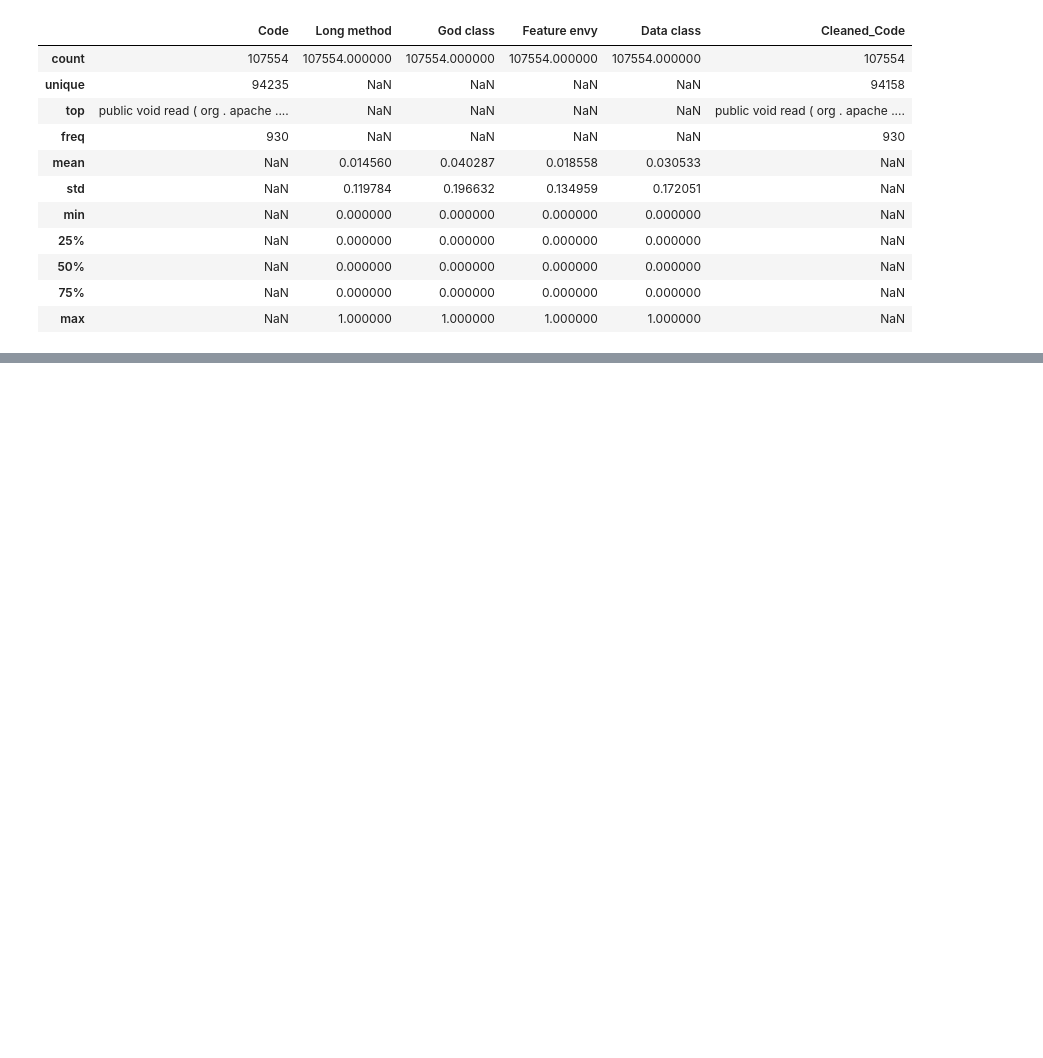
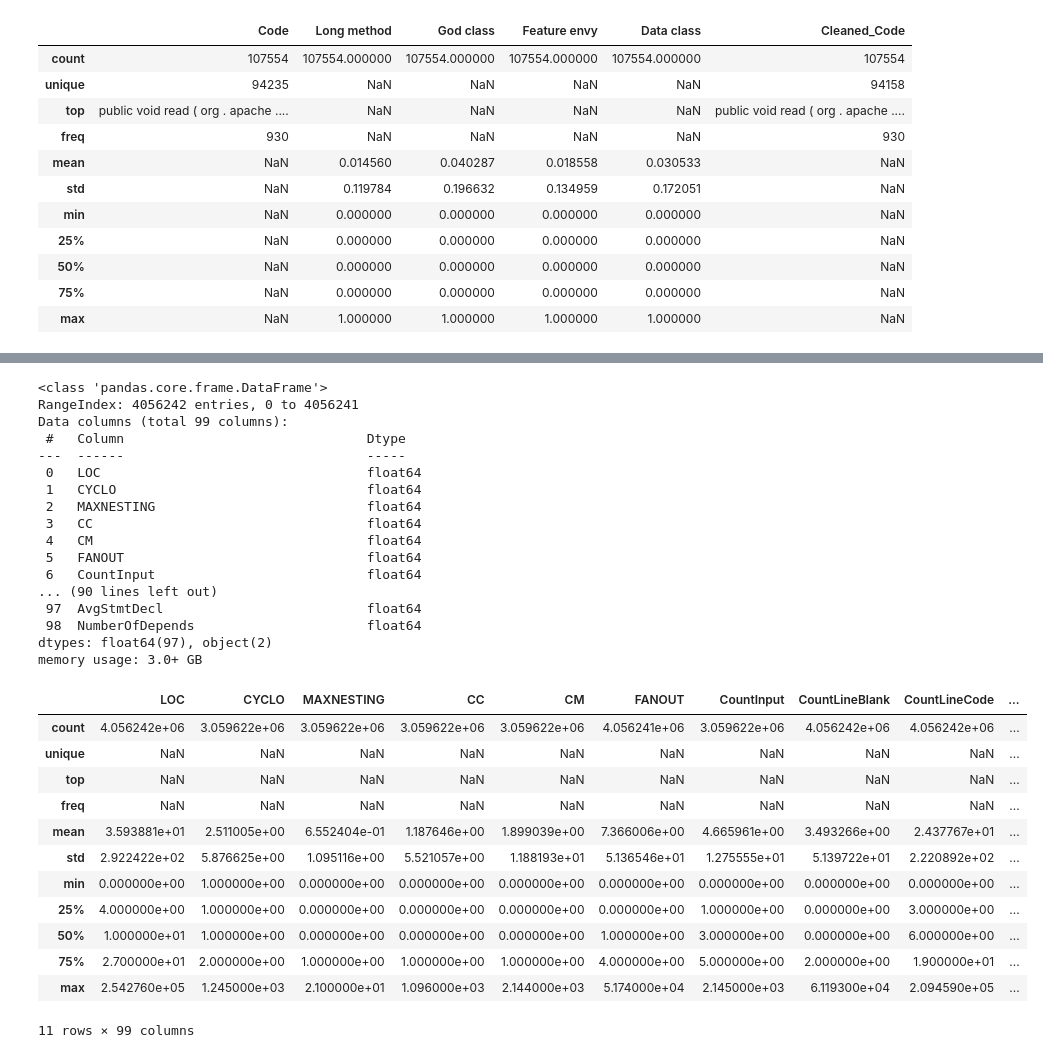
Before and after one commit to stdev33/goit-cp-code-smell-transformers, a Jupyter notebook: notebooks/analysis.ipynb, the cells around one changed output, grey strips where cells are left out. Saved outputs shown, nothing was run; the diff lists cells and outputs as text; code cells hidden in the pictures; blank space fills up the shorter version.

```diff
--- a/notebooks/analysis.ipynb
+++ b/notebooks/analysis.ipynb
@@ -192,0 +310,40 @@ memory usage: 4.9+ MB
+# %%
+import pandas as pd
+
+df_method = pd.read_csv('../data/processed/csqa_merged_metrics.csv')
+
+df_method.head()
+
+df_method.info()
+df_method.describe(include='all')
+# %% [output]
+<class 'pandas.core.frame.DataFrame'>
+RangeIndex: 4056242 entries, 0 to 4056241
+Data columns (total 99 columns):
+ #   Column                               Dtype
+---  ------                               -----
+ 0   LOC                                  float64
+ 1   CYCLO                                float64
+ 2   MAXNESTING                           float64
+ 3   CC                                   float64
+ 4   CM                                   float64
+ 5   FANOUT                               float64
+ 6   CountInput                           float64
+... (90 lines left out)
+ 97  AvgStmtDecl                          float64
+ 98  NumberOfDepends                      float64
+dtypes: float64(97), object(2)
+memory usage: 3.0+ GB
+|  | LOC | CYCLO | MAXNESTING | CC | CM | FANOUT | CountInput | CountLineBlank | CountLineCode | ... |
+| count | 4.056242e+06 | 3.059622e+06 | 3.059622e+06 | 3.059622e+06 | 3.059622e+06 | 4.056241e+06 | 3.059622e+06 | 4.056242e+06 | 4.056242e+06 | ... |
+| unique | NaN | NaN | NaN | NaN | NaN | NaN | NaN | NaN | NaN | ... |
+| top | NaN | NaN | NaN | NaN | NaN | NaN | NaN | NaN | NaN | ... |
+| freq | NaN | NaN | NaN | NaN | NaN | NaN | NaN | NaN | NaN | ... |
+| mean | 3.593881e+01 | 2.511005e+00 | 6.552404e-01 | 1.187646e+00 | 1.899039e+00 | 7.366006e+00 | 4.665961e+00 | 3.493266e+00 | 2.437767e+01 | ... |
+| std | 2.922422e+02 | 5.876625e+00 | 1.095116e+00 | 5.521057e+00 | 1.188193e+01 | 5.136546e+01 | 1.275555e+01 | 5.139722e+01 | 2.220892e+02 | ... |
+| min | 0.000000e+00 | 1.000000e+00 | 0.000000e+00 | 0.000000e+00 | 0.000000e+00 | 0.000000e+00 | 0.000000e+00 | 0.000000e+00 | 0.000000e+00 | ... |
+| 25% | 4.000000e+00 | 1.000000e+00 | 0.000000e+00 | 0.000000e+00 | 0.000000e+00 | 0.000000e+00 | 1.000000e+00 | 0.000000e+00 | 3.000000e+00 | ... |
+| 50% | 1.000000e+01 | 1.000000e+00 | 0.000000e+00 | 0.000000e+00 | 0.000000e+00 | 1.000000e+00 | 3.000000e+00 | 0.000000e+00 | 6.000000e+00 | ... |
+| 75% | 2.700000e+01 | 2.000000e+00 | 1.000000e+00 | 1.000000e+00 | 1.000000e+00 | 4.000000e+00 | 5.000000e+00 | 2.000000e+00 | 1.900000e+01 | ... |
+| max | 2.542760e+05 | 1.245000e+03 | 2.100000e+01 | 1.096000e+03 | 2.144000e+03 | 5.174000e+04 | 2.145000e+03 | 6.119300e+04 | 2.094590e+05 | ... |
+11 rows × 99 columns
```
Also changed, not shown: parts of 6 cells of this notebook, 3 other files.
